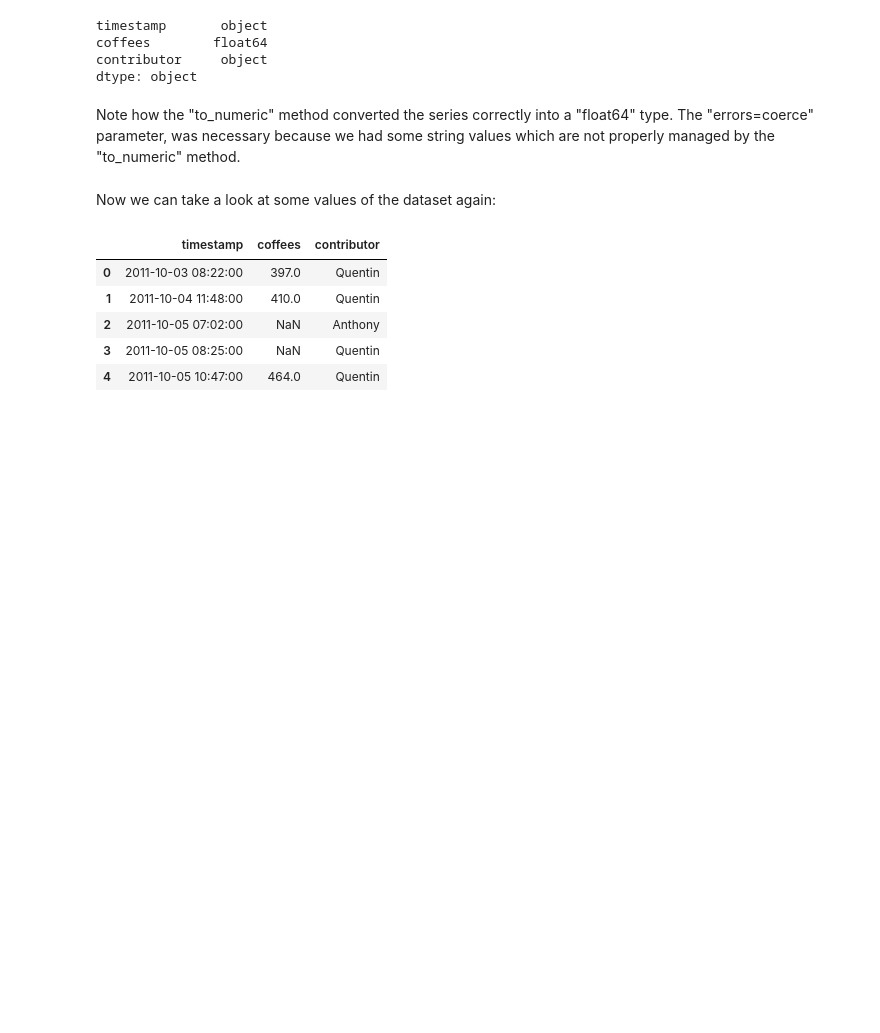
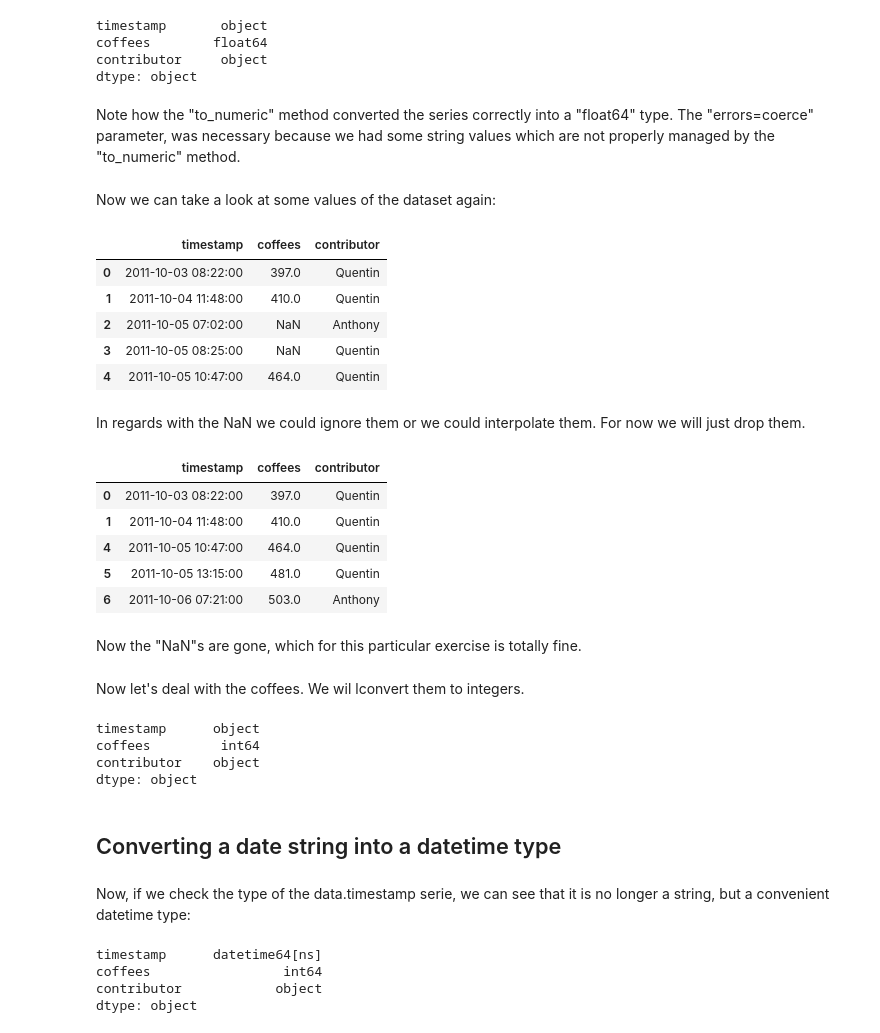
Before and after one commit to Gorchs/Pandas_Tutorial, a Jupyter notebook: Pandas Tutorial Notebook V1.0.ipynb, the cells around one changed output. Drawn from its saved outputs; the diff is of its cells as text; code cells hidden in the pictures; blank space fills up the shorter version.

```diff
--- a/Pandas Tutorial Notebook V1.0.ipynb
+++ b/Pandas Tutorial Notebook V1.0.ipynb
@@ -198,3 +215,5 @@ data.head()
 | 2 | 2011-10-05 07:02:00 | NaN | Anthony |
 | 3 | 2011-10-05 08:25:00 | NaN | Quentin |
 | 4 | 2011-10-05 10:47:00 | 464.0 | Quentin |
+# %% [markdown]
+In regards with the NaN we could ignore them or we could interpolate them. For now we will just drop them.
@@ -200,0 +222,13 @@ data.head()
+# %%
+data.head()
+# %% [output]
+|  | timestamp | coffees | contributor |
+| 0 | 2011-10-03 08:22:00 | 397.0 | Quentin |
+| 1 | 2011-10-04 11:48:00 | 410.0 | Quentin |
+| 4 | 2011-10-05 10:47:00 | 464.0 | Quentin |
+| 5 | 2011-10-05 13:15:00 | 481.0 | Quentin |
+| 6 | 2011-10-06 07:21:00 | 503.0 | Anthony |
+# %% [markdown]
+Now the "NaN"s are gone, which for this particular exercise is totally fine.
+# %% [markdown]
+Now let's deal with the coffees. We wil lconvert them to integers.
@@ -200,0 +237,9 @@ data.head()
+# %%
+data.dtypes
+# %% [output]
+timestamp      object
+coffees         int64
+contributor    object
+dtype: object
+# %% [markdown]
+## Converting a date string into a datetime type
@@ -200,0 +248,9 @@ data.head()
+# %% [markdown]
+Now, if we check the type of the data.timestamp serie, we can see that it is no longer a string, but a convenient datetime type:
+# %%
+data.dtypes
+# %% [output]
+timestamp      datetime64[ns]
+coffees                 int64
+contributor            object
+dtype: object
```
Also changed, not shown: parts of 21 cells of this notebook.
